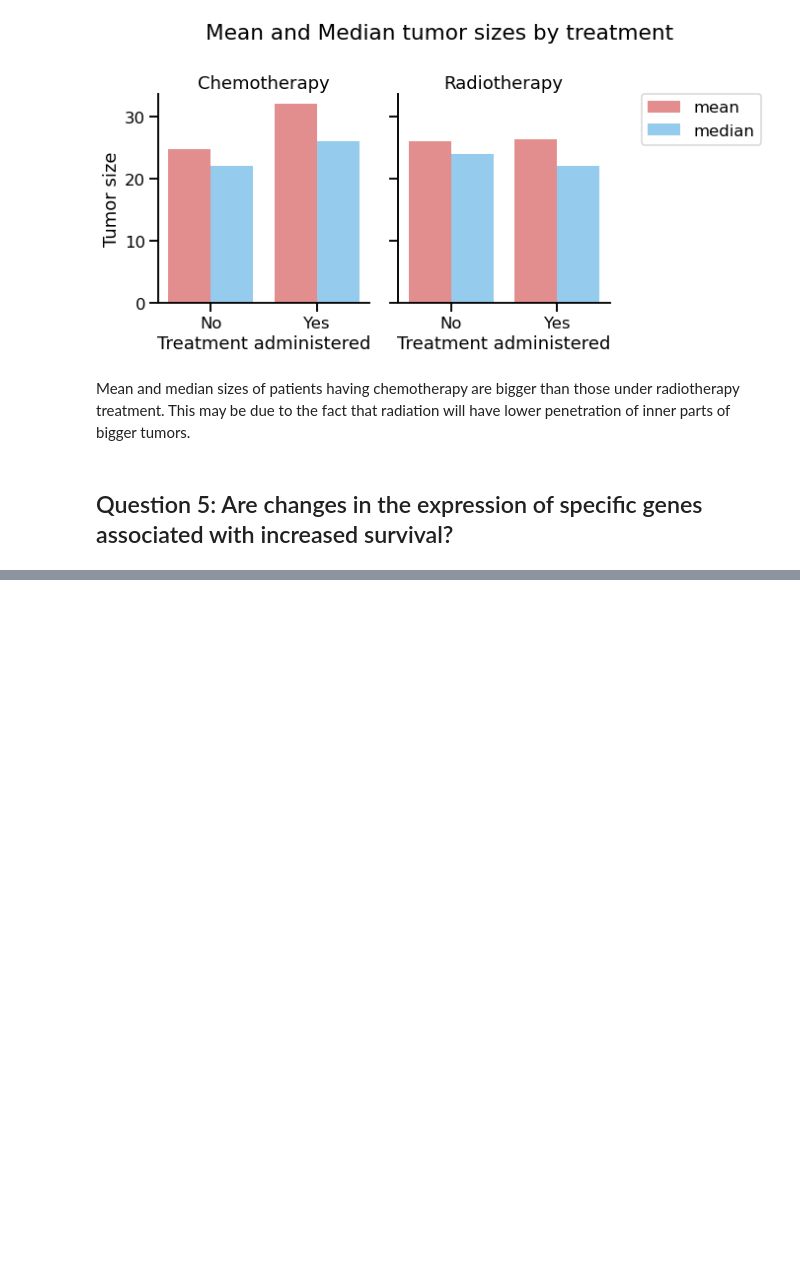
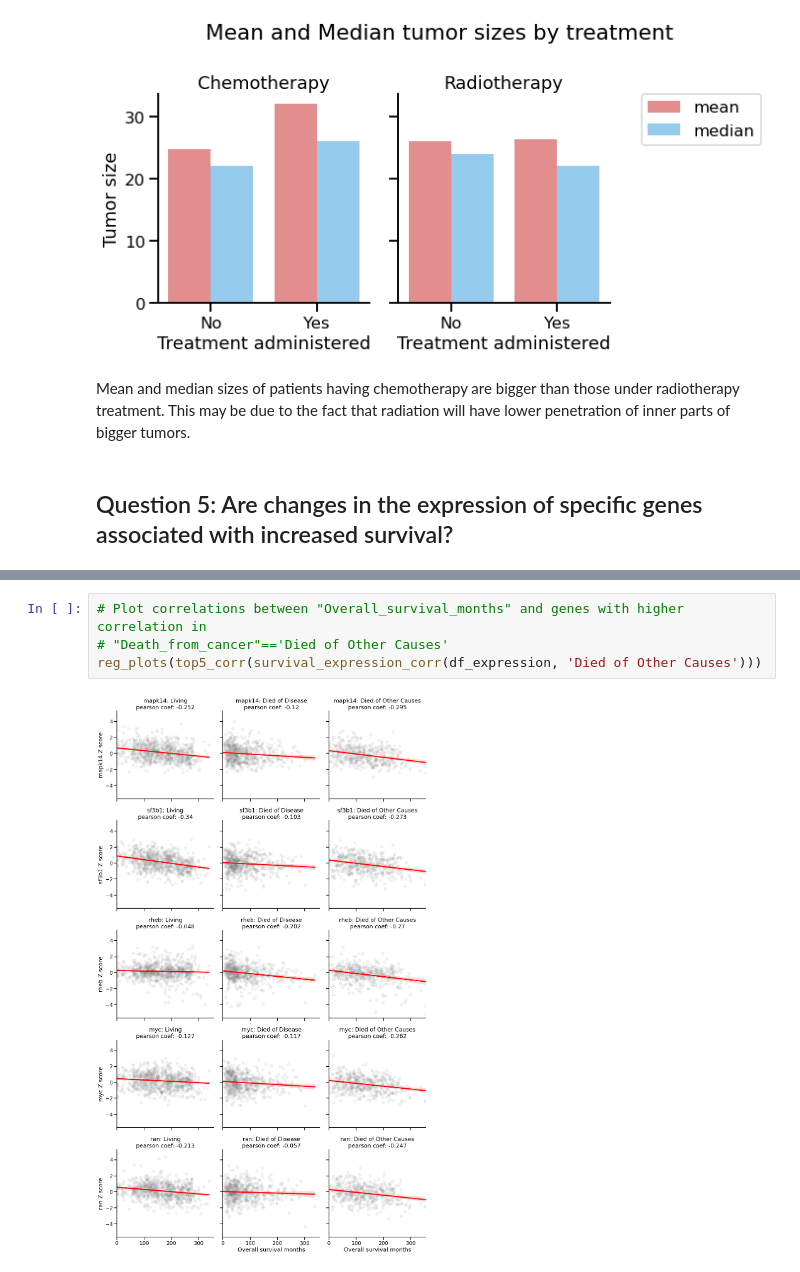
Before and after one commit to antdbar/METABRIC, a Jupyter notebook: METABRIC_EDA.ipynb, the cells around one changed output, grey strips where cells are left out. Drawn from its saved outputs; the diff is of its cells as text; blank space fills up the shorter version.

```diff
--- a/METABRIC_EDA.ipynb
+++ b/METABRIC_EDA.ipynb
@@ -540,0 +621,6 @@ df_expression =
+# %%
+# Plot correlations between "Overall_survival_months" and genes with higher correlation in
+# "Death_from_cancer"=='Died of Other Causes'
+reg_plots(top5_corr(survival_expression_corr(df_expression, 'Died of Other Causes')))
+# %% [output]
+[figure, added]
```
Also changed, not shown: parts of 9 cells of this notebook.
